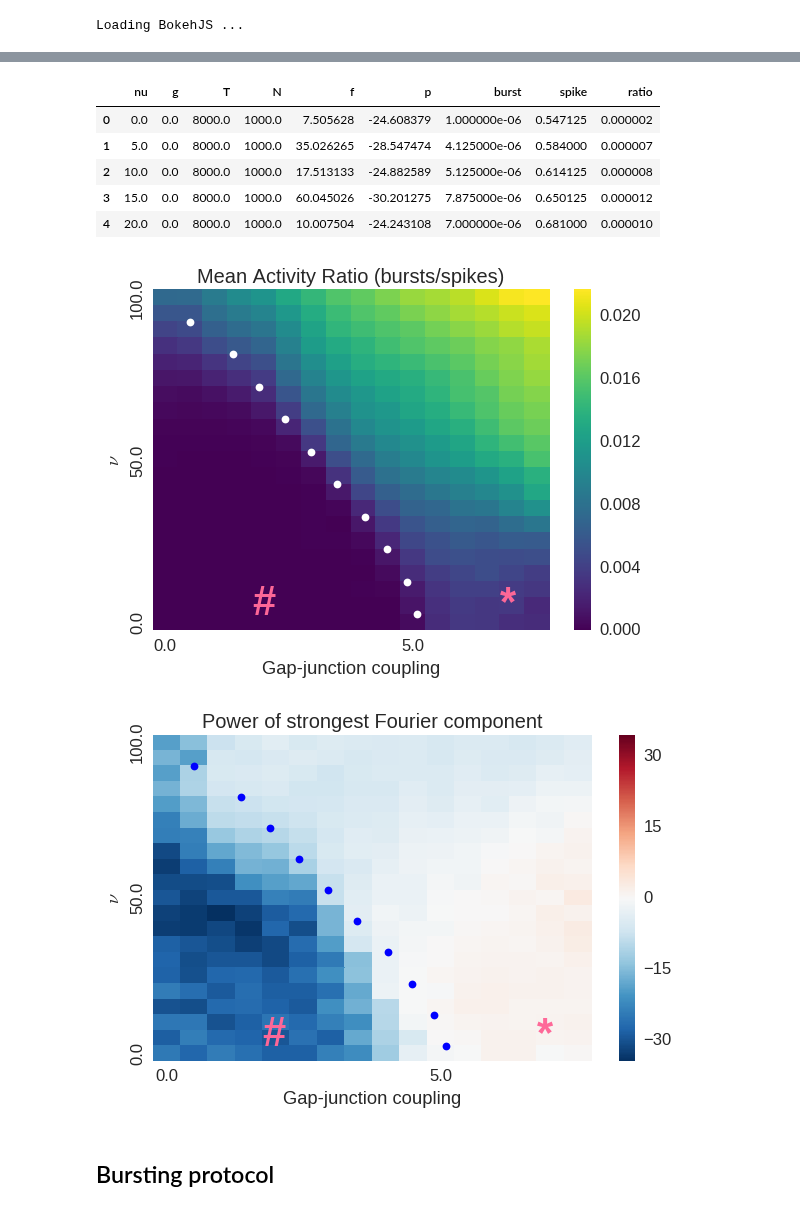
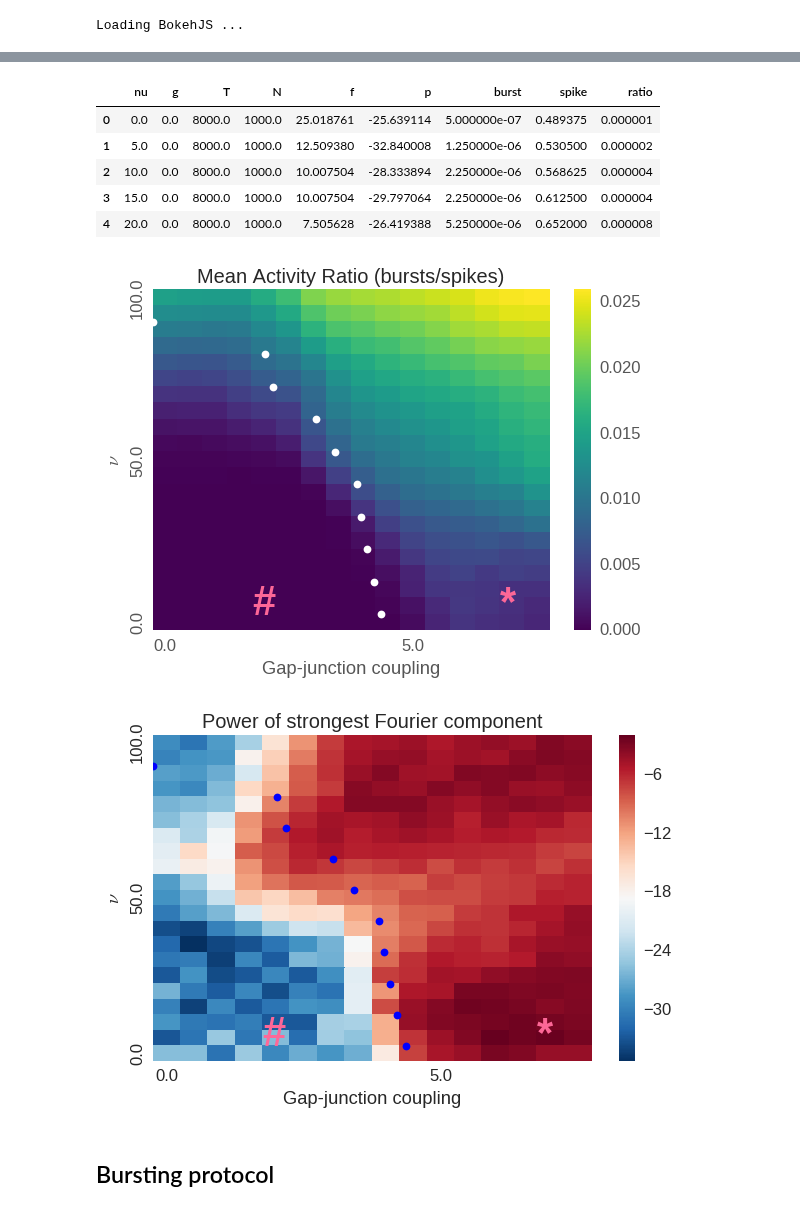
Before and after one commit to gpernelle/cortex, a Jupyter notebook: notebooks/paperSync-figure2.ipynb, the cells around one changed output, grey strips where cells are left out. Drawn from its saved outputs; the diff is of its cells as text; code cells hidden in the pictures.

```diff
--- a/notebooks/paperSync-figure2.ipynb
+++ b/notebooks/paperSync-figure2.ipynb
@@ -82,8 +82,8 @@ def genPath(path, g,N,T, nu,ratio, WEE, WEI, WIE, WII, FACT, rNI, k, IAF, inE):
     return fpath
 
 
-g = 5
-ratio = 3
+g = 3
+ratio = 10
 rNI=0.2
 gGap=0
 fast = 0
@@ -93,21 +93,21 @@ if fast:
     T=10000
 else:
     N=1000
-    T=10000
-FACT = 20
+    T=50000
+FACT = 50
 WEE = 1000
 WEI = 1000
 WII = -1000
-WIE = -3000
+WIE = -2000
 kmult = 4
 inE = 100
 
-path = '../data/GetGammaSteadyState/GetSteadyState250mean'
+path = '../data/GetGammaSteadyState/GetSteadyState300mean'
 c=['red', 'blue', 'black']
 f(8,6)
 ax = plt.subplot(311)
-for nu in np.arange(0,100,20):
-    for k,g in enumerate([5]):
+for nu in np.arange(0,101,20):
+    for k,g in enumerate([g]):
         filepath = genPath(path, g,N,T, nu,ratio, WEE, WEI, WIE, WII, FACT, rNI, kmult, IAF, inE)
         try:
             a = np.load(filepath)
@@ -125,8 +125,8 @@ ax = plt.subplot(312)
 ax2 = plt.subplot(313)
 nb = 30
 l = 5000
-for nu in np.arange(0,100,20):
-    for k,g in enumerate([5]):
+for nu in np.arange(0,101,10):
+    for k,g in enumerate([3]):
         filepath = genPath(path, g,N,T, nu,ratio, WEE, WEI, WIE, WII, FACT, rNI, kmult, IAF, inE)
         try:
             a = np.load(filepath)['vvmE']
@@ -174,7 +174,7 @@ for T in [8000]:
 
 def getDF(params):
     wII = -1000
-    wIE = -3000
+    wIE = -2000
     wEE = 1000
     wEI = 1000
     k=4
@@ -205,11 +205,11 @@ for r in res:
 df.head()
 # %% [output]
 |  | nu | g | T | N | f | p | burst | spike | ratio |
-| 0 | 0.0 | 0.0 | 8000.0 | 1000.0 | 7.505628 | -24.608379 | 1.000000e-06 | 0.547125 | 0.000002 |
-| 1 | 5.0 | 0.0 | 8000.0 | 1000.0 | 35.026265 | -28.547474 | 4.125000e-06 | 0.584000 | 0.000007 |
-| 2 | 10.0 | 0.0 | 8000.0 | 1000.0 | 17.513133 | -24.882589 | 5.125000e-06 | 0.614125 | 0.000008 |
-| 3 | 15.0 | 0.0 | 8000.0 | 1000.0 | 60.045026 | -30.201275 | 7.875000e-06 | 0.650125 | 0.000012 |
-| 4 | 20.0 | 0.0 | 8000.0 | 1000.0 | 10.007504 | -24.243108 | 7.000000e-06 | 0.681000 | 0.000010 |
+| 0 | 0.0 | 0.0 | 8000.0 | 1000.0 | 25.018761 | -25.639114 | 5.000000e-07 | 0.489375 | 0.000001 |
+| 1 | 5.0 | 0.0 | 8000.0 | 1000.0 | 12.509380 | -32.840008 | 1.250000e-06 | 0.530500 | 0.000002 |
+| 2 | 10.0 | 0.0 | 8000.0 | 1000.0 | 10.007504 | -28.333894 | 2.250000e-06 | 0.568625 | 0.000004 |
+| 3 | 15.0 | 0.0 | 8000.0 | 1000.0 | 10.007504 | -29.797064 | 2.250000e-06 | 0.612500 | 0.000004 |
+| 4 | 20.0 | 0.0 | 8000.0 | 1000.0 | 7.505628 | -26.419388 | 5.250000e-06 | 0.652000 | 0.000008 |
 # %%
 cols = ['f', 'p']
 sns.set_context("paper", font_scale=1.5, rc={"lines.linewidth": 2.5})
@@ -226,62 +226,62 @@ def setLabels(fig):
 fig = plotHeatmap(df, col='ratio', y='nu', x='g', title='Mean Activity Ratio (bursts/spikes)', cmap='viridis')
 setLabels(fig)
 
-g = 5
-ratio = 3
+g = 3
+ratio = 10
 rNI=0.2
 gGap=0
 fast = 0
 IAF = 1
 N=1000
-T=10000
-FACT = 20
+T=50000
+FACT = 50
 WEE = 1000
 WEI = 1000
 WII = -1000
-WIE = -3000
+WIE = -2000
 kmult = 4
 inE = 100
 
-path = '../data/GetGammaSteadyState/GetSteadyState250mean'
+path = '../data/GetGammaSteadyState/GetSteadyState300mean'
 
 for nu in np.arange(0,100,10):
-    for k,g in enumerate([5]):
+    for k,g in enumerate([g]):
         filepath = genPath(path, g,N,T, nu,ratio, WEE, WEI, WIE, WII, FACT, rNI, kmult, IAF, inE)
         try:
             a = np.load(filepath)
             plt.plot(np.mean(a['gamma'][-20:-2])*200*2,(100-nu)/5, 'o', c='w')
         except:
             print('can\'t open %s'%filepath)
 
 
 fig = plotHeatmap(df, col='p', y='nu', x='g', rasterized=True,
                   title='Power of strongest Fourier component', cmap='RdBu_r')
 setLabels(fig)
 # plt.xlim([2*2,7*2])
 plt.tight_layout()
 
 for nu in np.arange(0,100,10):
-    for k,g in enumerate([5]):
+    for k,g in enumerate([g]):
         filepath = genPath(path, g,N,T, nu,ratio, WEE, WEI, WIE, WII, FACT, rNI, kmult, IAF, inE)
         try:
             a = np.load(filepath)
             plt.plot(np.mean(a['gamma'][-20:-2])*200*2,(100-nu)/5, 'o', c='b')
         except:
             print('can\'t open %s'%filepath)
 
 
 # gR=[]
 # N=300
 # ratio=30
 # path = '../data/GetGammaSteadyState/GetSteadyState200'
 # for k in np.arange(0,200,20):
 #     a = np.load(path + '-tauv-15_g-5_N-%d_T-10000_nu-%d_ratio-%.2f'%(N,k,ratio))
 #     gR.append(a['gamma'])
 #     plt.plot(np.mean(gR[-100:-1])*N*0.2,(200-k)/5, 'o', color='w')
 # plt.savefig(PAPER + 'ratio-steadystate.svg')
 # %% [output]
-[figure, old version]
+[figure, new version]
-[figure, old version]
+[figure, new version]
 # %% [markdown]
 ## Bursting protocol
 # %%
```
Also changed, not shown: parts of 1 cell of this notebook, 22 other files.
